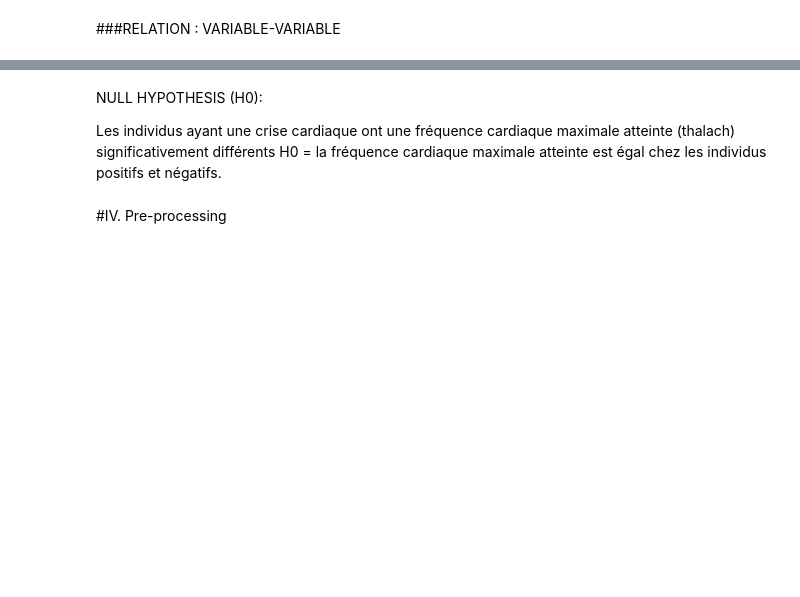
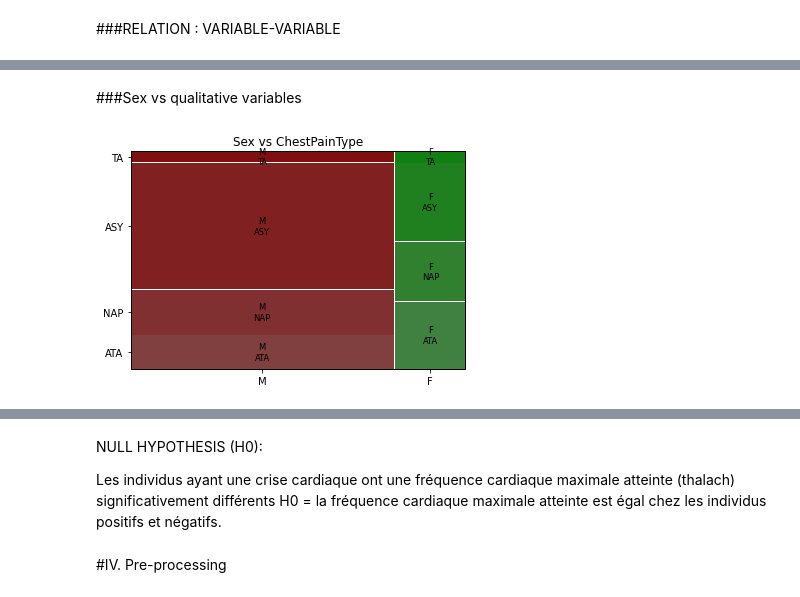
Before and after one commit to mmassonn/heart_attack_prediction, a Jupyter notebook: heart_attack_prediction.ipynb, the cells around one changed output, grey strips where cells are left out. Saved outputs shown, nothing was run; the diff lists cells and outputs as text; code cells hidden in the pictures; blank space fills up the shorter version.

```diff
--- a/heart_attack_prediction.ipynb
+++ b/heart_attack_prediction.ipynb
@@ -192,0 +257,7 @@ for col in features_df:
+# %% [markdown]
+###Sex vs qualitative variables
+# %%
+mosaic(df_qualitative, ['Sex', 'ChestPainType'], title='Sex vs ChestPainType')
+plt.show()
+# %% [output]
+[figure, added]
```
Also changed, not shown: parts of 42 cells of this notebook.
